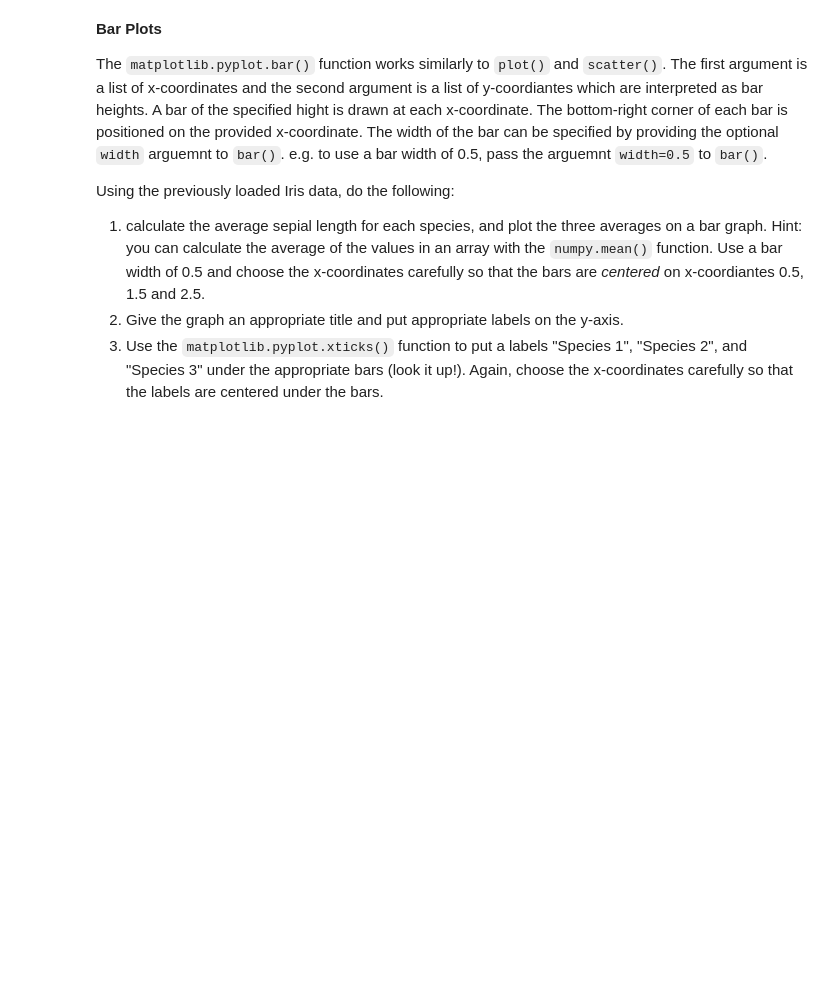
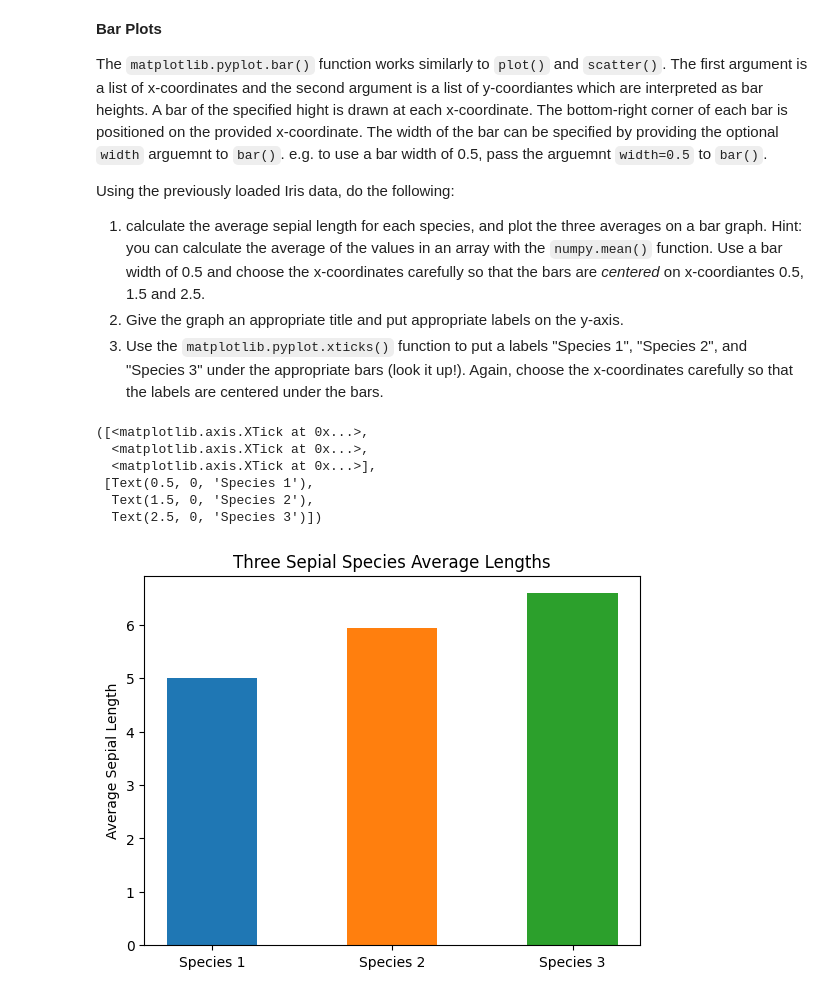
Before and after one commit to alvanhub/CMPT-487, a Jupyter notebook: asn0/asn0-q2.ipynb, the cells around one changed output. Saved outputs shown, nothing was run; the diff lists cells and outputs as text; code cells hidden in the pictures; blank space fills up the shorter version.

```diff
--- a/asn0/asn0-q2.ipynb
+++ b/asn0/asn0-q2.ipynb
@@ -88,0 +116,22 @@ Using the previously loaded Iris data, do the following:
+# %%
+# TODO Follow the instructions in the previous block.
+sp1_avg = np.mean(species1samples[:, 0])
+sp2_avg = np.mean(species2samples[:, 0])
+sp3_avg = np.mean(species3samples[:, 0])
+titles = ["Species 1", "Species 2", "Species 3"]
+positions = [0.5,1.5,2.5]
+
+plt.bar(0.5, sp1_avg, width=0.5)
+plt.bar(1.5, sp2_avg, width=0.5)
+plt.bar(2.5, sp3_avg, width=0.5)
+plt.ylabel("Average Sepial Length")
+plt.title("Three Sepial Species Average Lengths")
+plt.xticks(ticks=positions, labels=titles)
+# %% [output]
+([<matplotlib.axis.XTick at 0x...>,
+  <matplotlib.axis.XTick at 0x...>,
+  <matplotlib.axis.XTick at 0x...>],
+ [Text(0.5, 0, 'Species 1'),
+  Text(1.5, 0, 'Species 2'),
+  Text(2.5, 0, 'Species 3')])
+[figure, added]
```
Also changed, not shown: parts of 5 cells of this notebook, 2 other files.
